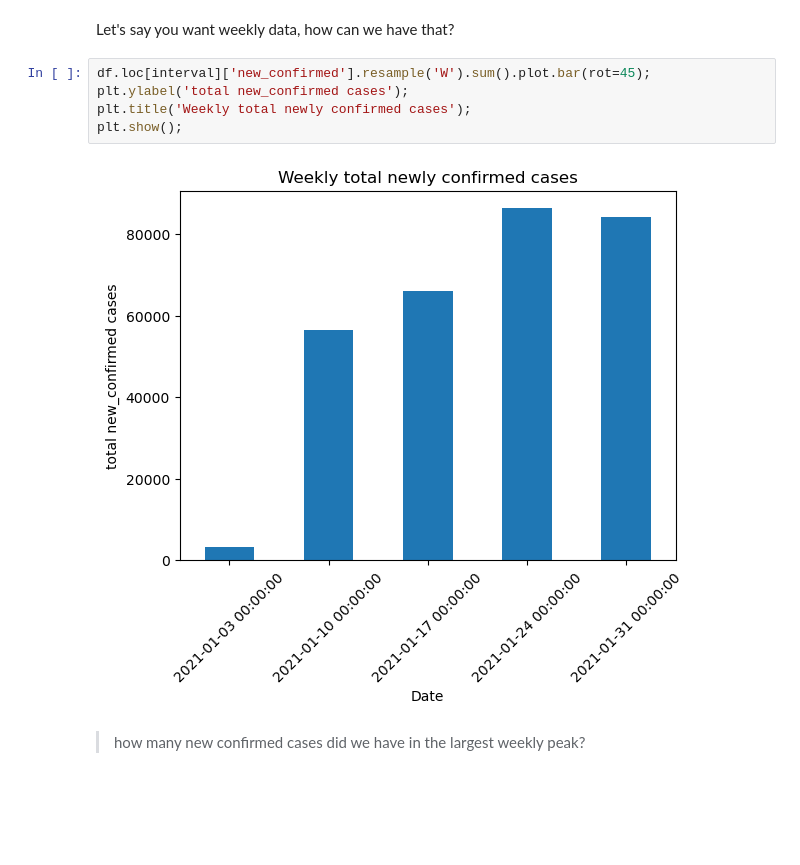
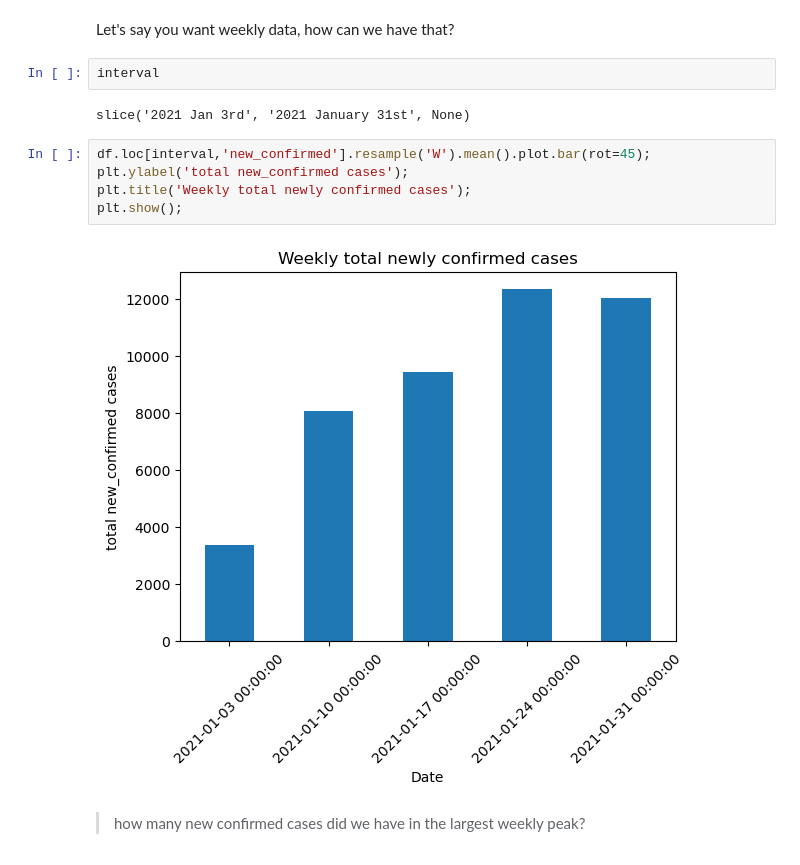
Before and after one commit to samsung-ai-course/5th-edition, a Jupyter notebook: Timeseries & DoubleIndex/TimeSeries/Learning Notebook.ipynb, the cells around one changed output. Saved outputs shown, nothing was run; the diff lists cells and outputs as text; blank space fills up the shorter version.

```diff
--- a/Timeseries & DoubleIndex/TimeSeries/Learning Notebook.ipynb
+++ b/Timeseries & DoubleIndex/TimeSeries/Learning Notebook.ipynb
@@ -286,13 +310,17 @@ Hurray! We have daily data now
 ## Weekly data
 # %% [markdown]
 Let's say you want weekly data, how can we have that?
+# %%
+interval
+# %% [output]
+slice('2021 Jan 3rd', '2021 January 31st', None)
 # %%
-df.loc[interval]['new_confirmed'].resample('W').sum().plot.bar(rot=45);
+df.loc[interval,'new_confirmed'].resample('W').mean().plot.bar(rot=45);
 plt.ylabel('total new_confirmed cases');
 plt.title('Weekly total newly confirmed cases');
 plt.show();
 # %% [output]
-[figure, old version]
+[figure, new version]
 # %% [markdown]
 > how many new confirmed cases did we have in the largest weekly peak?
 # %%
```
Also changed, not shown: parts of 25 cells of this notebook, 1 other file.
